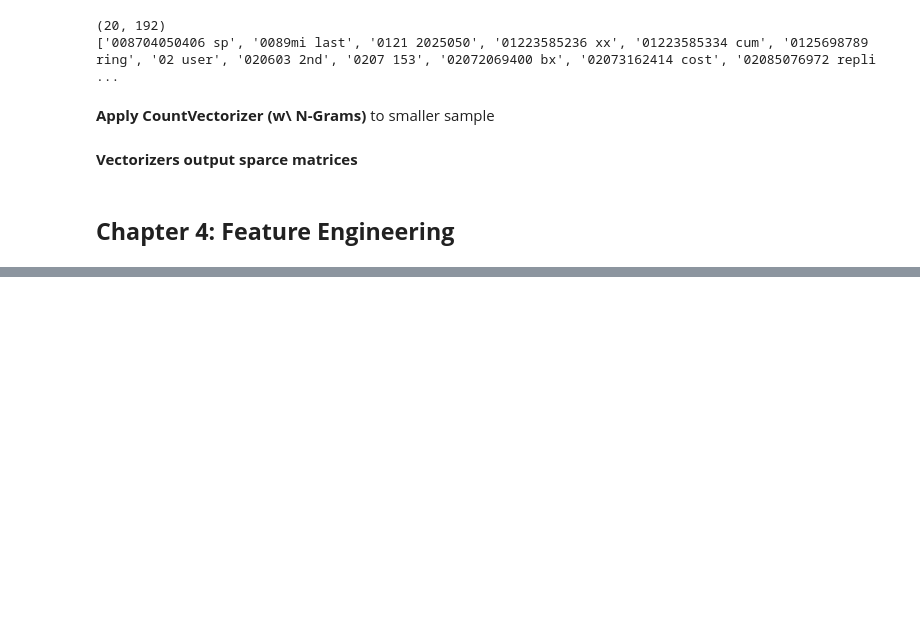
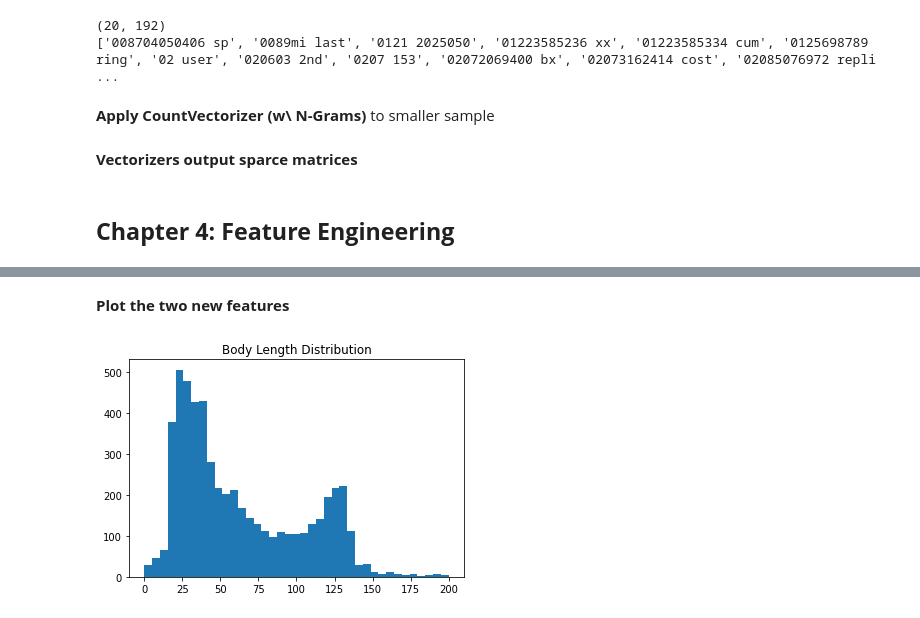
Before and after one commit to valin242/linkedIn_learning, a Jupyter notebook: nlp_w_python_for_ML_essential_training/nlp_esssentials_cont.ipynb, the cells around one changed output, grey strips where cells are left out. Drawn from its saved outputs; the diff is of its cells as text; code cells hidden in the pictures; blank space fills up the shorter version.

```diff
--- a/nlp_w_python_for_ML_essential_training/nlp_esssentials_cont.ipynb
+++ b/nlp_w_python_for_ML_essential_training/nlp_esssentials_cont.ipynb
@@ -775,0 +841,10 @@ print(ngram_vect.get_feature_names())
+# %%
+# import string
+
+def count_punct(text):
+    count = sum([1 for char in text if char in string.punctuation]) # cycling through each character to see if punctuation, if it is return 1
+    return round(count/(len(text) - text.count(" ")), 3)*100
+
+data['body_len'] = data['body_text'].apply(lambda x: len(x) - x.count(" ")) # minus white space
+data['punct%']= data['body_text'].apply(lambda x: count_punct(x))
+data.head()
@@ -775,0 +858,11 @@ print(ngram_vect.get_feature_names())
+# %% [markdown]
+**Plot the two new features**
+# %%
+bins = np.linspace(0,200,40)
+
+pyplot.hist(data['body_len'], bins)
+pyplot.title("Body Length Distribution")
+pyplot.show()
+# not great candidate for transformation because it is not heavily skewed
+# %% [output]
+[figure, added]
```
Also changed, not shown: parts of 16 cells of this notebook.
